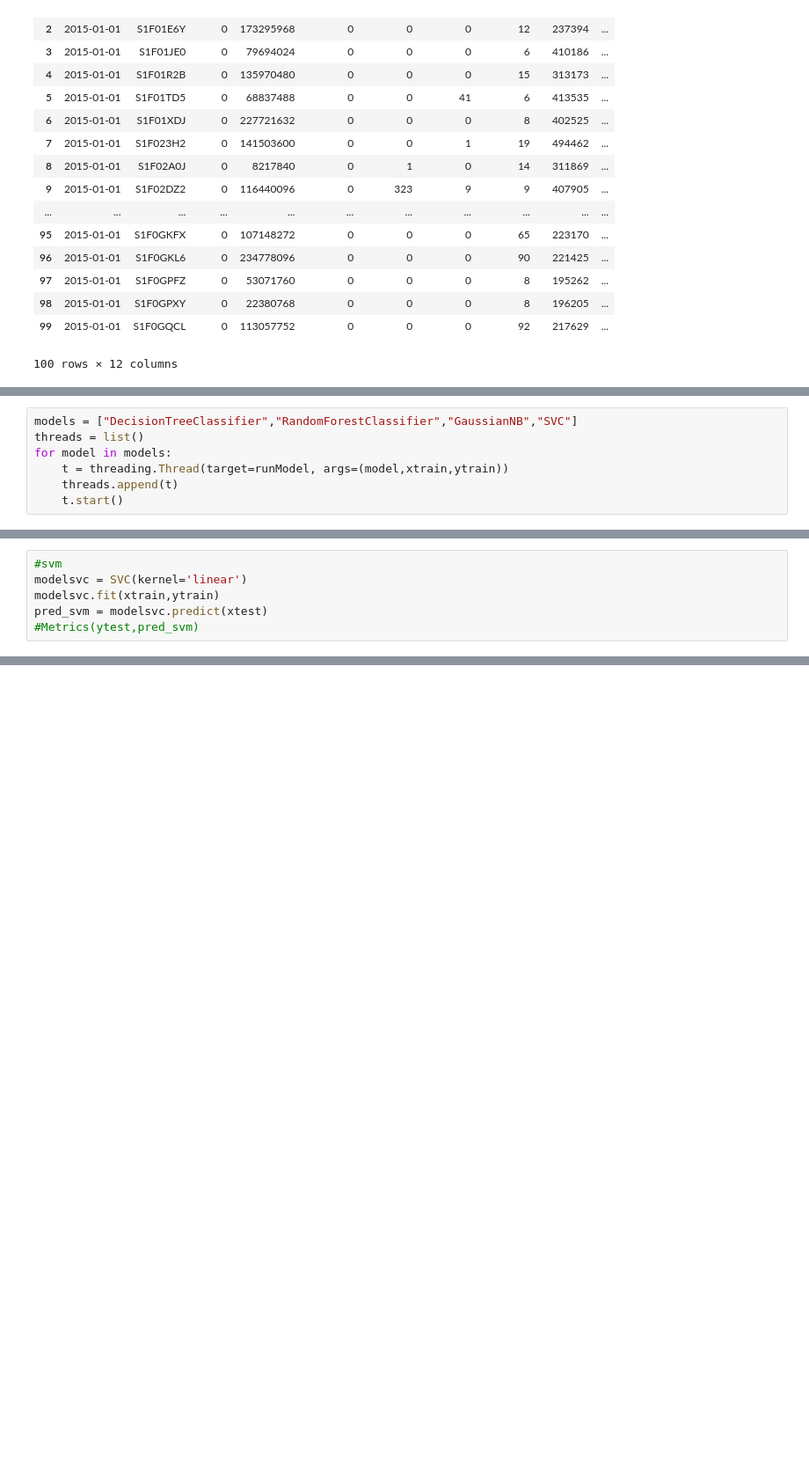
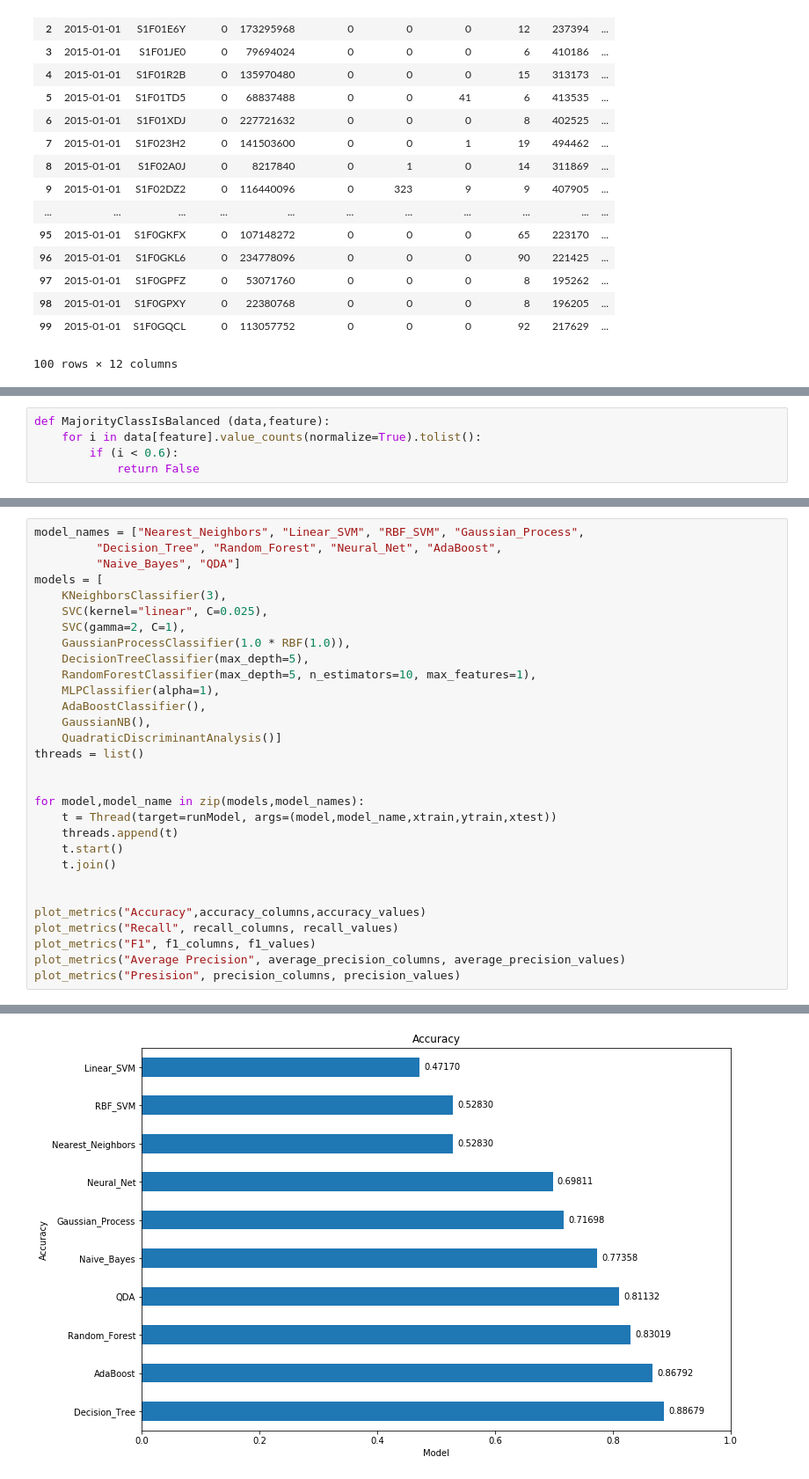
Before and after one commit to luisbazo/DataScientistLuisBazoGarcia, a Jupyter notebook: ClassificationModeling.ipynb, the cells around one changed output, grey strips where cells are left out. Shown: that part at 88% size. Saved outputs shown, nothing was run; the diff lists cells and outputs as text; blank space fills up the shorter version.

```diff
--- a/ClassificationModeling.ipynb
+++ b/ClassificationModeling.ipynb
@@ -295 +183,6 @@ data.describe()
+# %%
+def MajorityClassIsBalanced (data,feature):
+    for i in data[feature].value_counts(normalize=True).tolist():
+        if (i < 0.6):
+            return False
 # %%
@@ -382,7 +232,0 @@ def runModel (model, xtrain, ytrain):
-# %%
-models = ["DecisionTreeClassifier","RandomForestClassifier","GaussianNB","SVC"]
-threads = list()
-for model in models:
-    t = threading.Thread(target=runModel, args=(model,xtrain,ytrain))
-    threads.append(t)
-    t.start()
@@ -441,6 +232,0 @@ pred_gnb = modelgnb.predict(xtest)
-# %%
-#svm
-modelsvc = SVC(kernel='linear')
-modelsvc.fit(xtrain,ytrain)
-pred_svm = modelsvc.predict(xtest)
-#Metrics(ytest,pred_svm)
@@ -446,0 +323,31 @@ pred_svm = modelsvc.predict(xtest)
+# %%
+model_names = ["Nearest_Neighbors", "Linear_SVM", "RBF_SVM", "Gaussian_Process",
+         "Decision_Tree", "Random_Forest", "Neural_Net", "AdaBoost",
+         "Naive_Bayes", "QDA"]
+models = [
+    KNeighborsClassifier(3),
+    SVC(kernel="linear", C=0.025),
+    SVC(gamma=2, C=1),
+    GaussianProcessClassifier(1.0 * RBF(1.0)),
+    DecisionTreeClassifier(max_depth=5),
+    RandomForestClassifier(max_depth=5, n_estimators=10, max_features=1),
+    MLPClassifier(alpha=1),
+    AdaBoostClassifier(),
+    GaussianNB(),
+    QuadraticDiscriminantAnalysis()]
+threads = list()
+
+
+for model,model_name in zip(models,model_names):
+    t = Thread(target=runModel, args=(model,model_name,xtrain,ytrain,xtest))
+    threads.append(t)
+    t.start()
+    t.join()
+
+
+plot_metrics("Accuracy",accuracy_columns,accuracy_values)
+plot_metrics("Recall", recall_columns, recall_values)
+plot_metrics("F1", f1_columns, f1_values)
+plot_metrics("Average Precision", average_precision_columns, average_precision_values)
+plot_metrics("Presision", precision_columns, precision_values)
+# %% [output]
@@ -446,0 +366 @@ pred_svm = modelsvc.predict(xtest)
+[figure, added]
```
Also changed, not shown: parts of 28 cells of this notebook, 1 other file.
